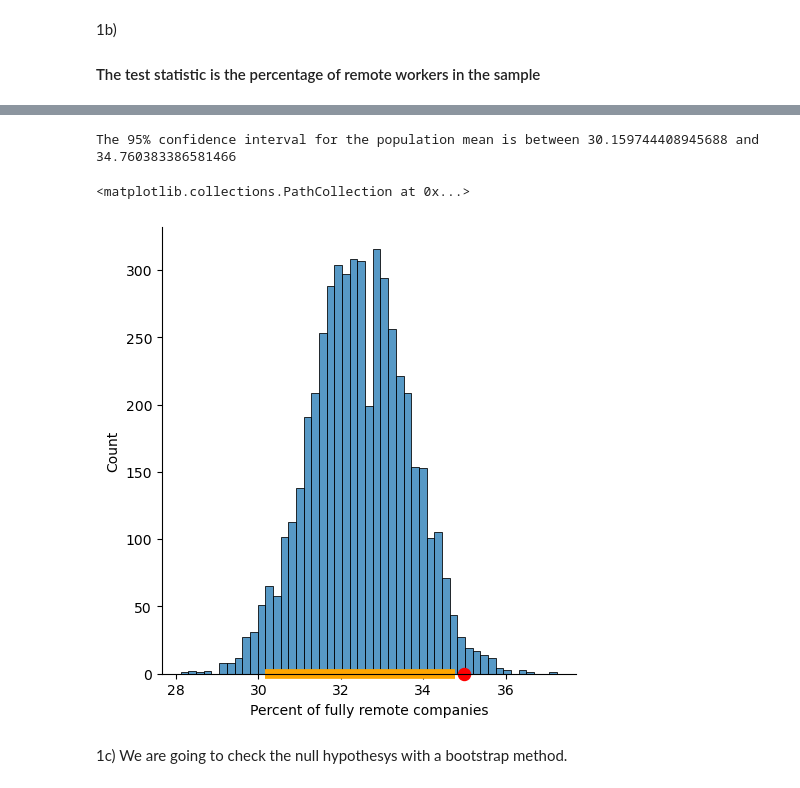
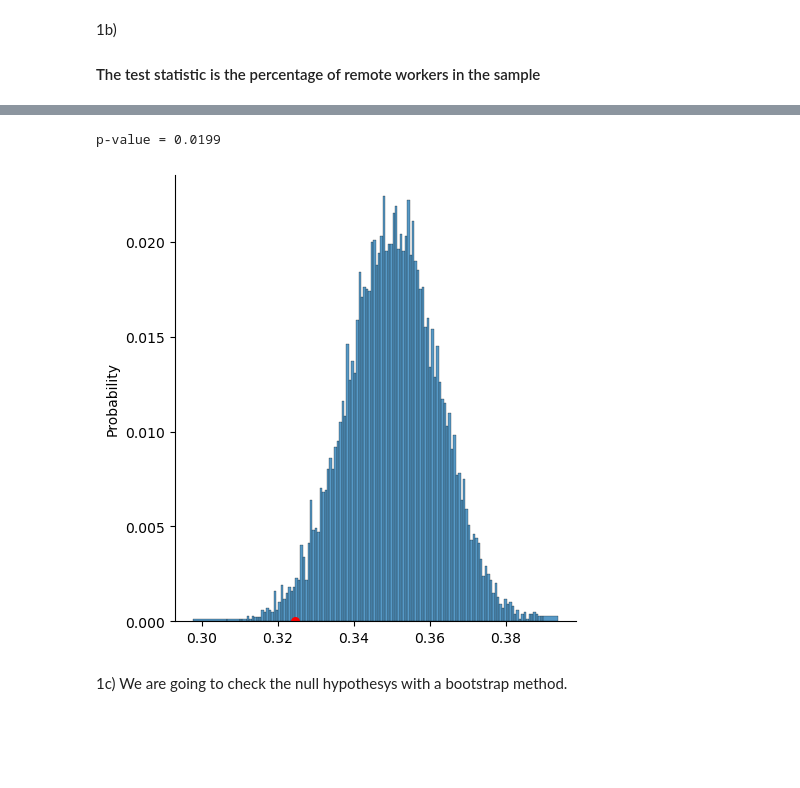
Before and after one commit to sammamou/data_analysis-hw3, a Jupyter notebook: Homework 3.ipynb, the cells around one changed output, grey strips where cells are left out. Saved outputs shown, nothing was run; the diff lists cells and outputs as text; code cells hidden in the pictures; blank space fills up the shorter version.

```diff
--- a/Homework 3.ipynb
+++ b/Homework 3.ipynb
@@ -29,3 +47,29 @@ on doit verifier a partir de remote_ratio. si j'ai fully remote c'est que le mec
+# %%
+# compute the p-value
+population = ['fully remote', 'hybrid']
+prob_population = [0.35, 0.65] # probabilities of selection GIVEN THE MODEL IS TRUE
+sample_size = salaries_df.shape[0]
+num_of_remote_employees = salaries_df[salaries_df['remote_ratio'] == 'fully remote'].shape[0]
+
+
+# sample one value
+def sample_companies():
+    sample_companies = np.random.choice(population, p=prob_population, size=sample_size)
+    num_remote = np.count_nonzero(sample_companies == 'fully remote')
+    return num_remote/sample_size
+
+num_rep = 10000
+samples = np.array([sample_companies() for i in range(num_rep)])
+
+distirbution = sns.displot(samples, bins=np.unique(samples), stat='probability')
+df_prob = num_of_remote_employees / sample_size
+distirbution.axes[0,0].scatter(df_prob, 0, color='red', s=30)
+
+p_value = np.count_nonzero(samples <= df_prob) / num_rep
+print('p-value =', p_value)
+# %% [output]
+p-value = 0.0199
+[figure, added]
 # %%
 def bootstarp_percentile(original_sample, column_name, num_replications):
     """Returns the percentile of the given column in the given dataframe
@@ -40,22 +84,6 @@ def bootstarp_percentile(original_sample, column_name, num_replications):
         bstrap_percentile[i] = resampled_percentile
 
     return bstrap_percentile
-# %%
-salaries_df["remote_ratio_boolean"] = salaries_df["remote_ratio"].apply(lambda x: 1 if x=="fully remote" else 0)
-percentile_bootstrapped = bootstarp_percentile(salaries_df, "remote_ratio_boolean", 5000)
-
-left_end = np.percentile(percentile_bootstrapped, 2.5, method="higher")
-right_end = np.percentile(percentile_bootstrapped, 97.5, method="lower")
-print("The 95% confidence interval for the population mean is between", left_end, 'and', right_end)
-
-ax = sns.displot(percentile_bootstrapped)
-ax.set(xlabel="Percent of fully remote companies")
-plt.hlines(y=0, xmin=left_end, xmax=right_end, colors='orange', linestyles='solid', lw=7, clip_on=False)
-plt.scatter(35, 0, marker='.', s=300, color='red', clip_on=False)  # draw observed value on the x-axis (at (8,0))
-# %% [output]
-The 95% confidence interval for the population mean is between 30.159744408945688 and 34.760383386581466
-<matplotlib.collections.PathCollection at 0x...>
-[figure, old version]
 # %% [markdown]
 1c) We are going to check the null hypothesys with a bootstrap method.
 # %%
```
Also changed, not shown: parts of 8 cells of this notebook.
